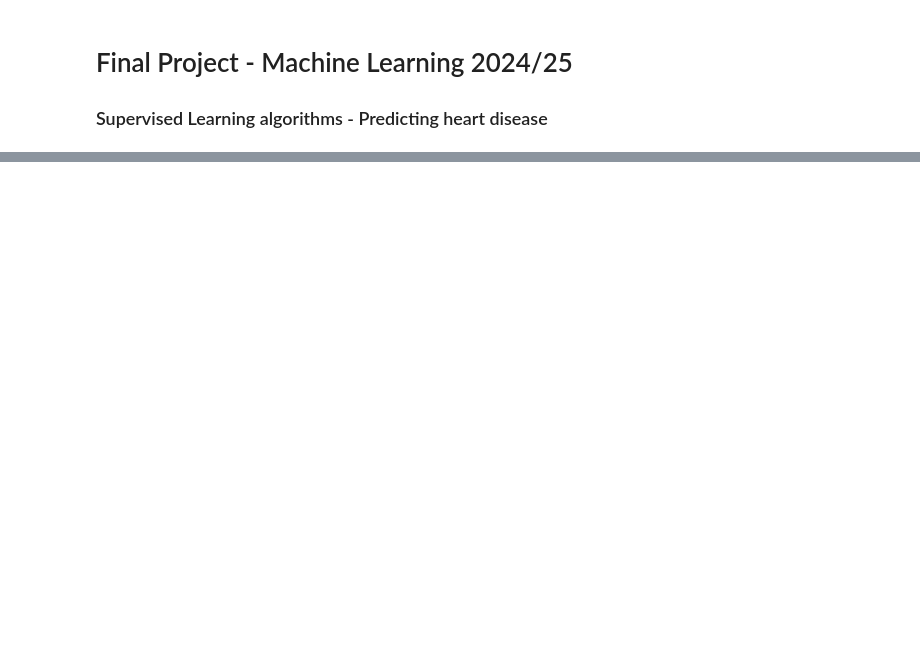
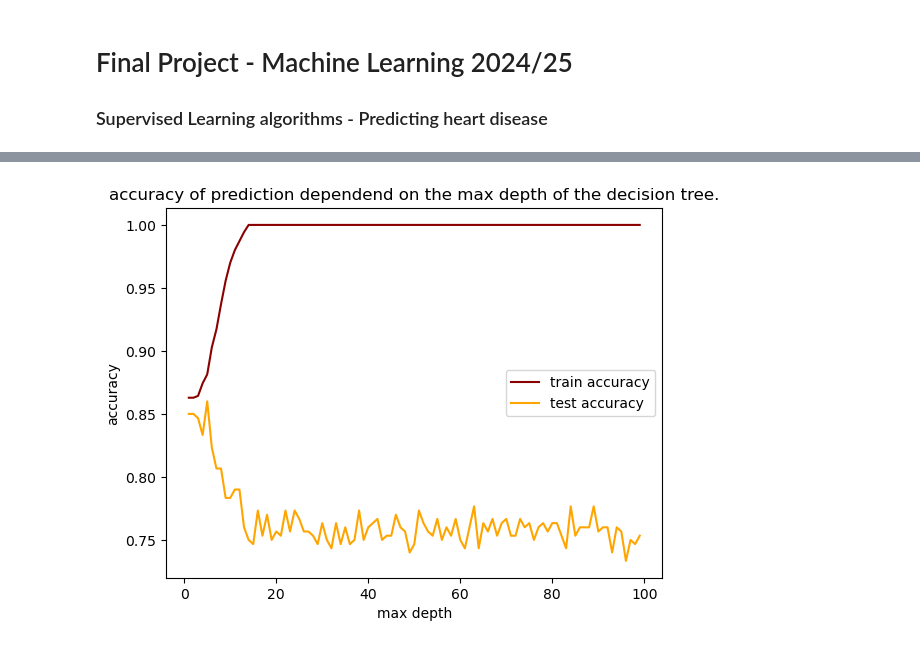
Before and after one commit to jelenameyer/IntroToMachineLearning, a Jupyter notebook: assignments/finalProject/supervisedLearners.ipynb, the cells around one changed output, grey strips where cells are left out. Cells and saved outputs as stored; diff of their text form; code cells hidden in the pictures; blank space fills up the shorter version.

```diff
--- a/assignments/finalProject/supervisedLearners.ipynb
+++ b/assignments/finalProject/supervisedLearners.ipynb
@@ -31,0 +63,26 @@ data
+# %%
+# decision tree with different max depths:
+allTrainAccuracies = []
+allTestAccuracies = []
+maxDepth = 100
+for i in range(1, maxDepth):
+    model = tree.DecisionTreeClassifier(criterion="entropy", max_depth = i)
+    model = model.fit(trainDataWithoutCrit, trainCrit)
+    allTrainAccuracies.append(model.score(trainDataWithoutCrit, trainCrit))
+    allTestAccuracies.append(model.score(testDataWithoutCrit, testCrit))
+
+plt.plot(range(1, maxDepth), allTrainAccuracies, c = "darkred", label = "train accuracy")
+#plt.scatter(range(1, maxDepth), allTrainAccuracies, c = "darkred", marker='x')
+
+plt.plot(range(1, maxDepth), allTestAccuracies, c = "orange", label = "test accuracy")
+#plt.scatter(range(1, maxDepth), allTestAccuracies, c = "orange", marker='x')
+
+plt.title("accuracy of prediction dependend on the max depth of the decision tree.")
+plt.xlabel("max depth")
+plt.ylabel("accuracy")
+plt.legend()
+plt.show()
+
+bestPerformingDepth = allTestAccuracies.index(max(allTestAccuracies)) + 1
+# %% [output]
+[figure, added]
```
Also changed, not shown: parts of 23 cells of this notebook, 1 other file.
